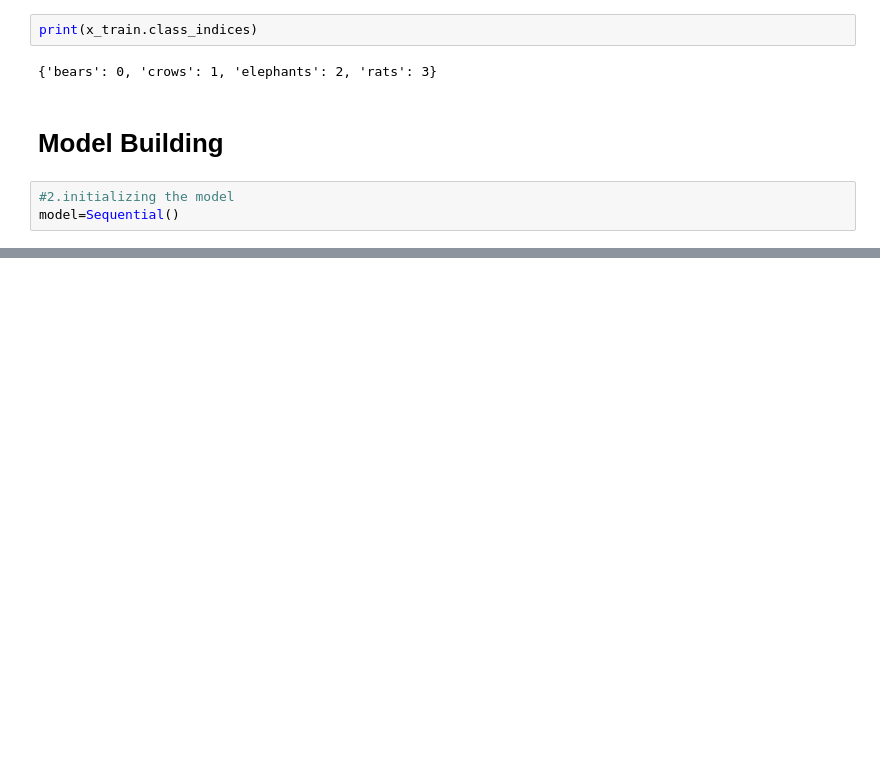
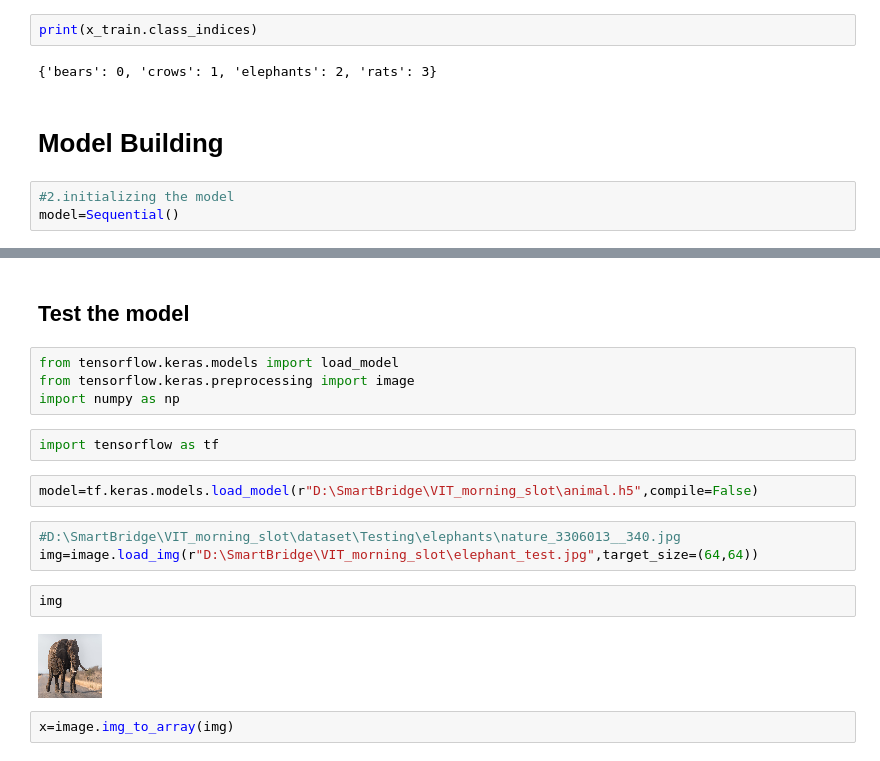
Before and after one commit to Sri-Tulasi/VIT_Morning_Slot, a Jupyter notebook: CNN.ipynb, the cells around one changed output, grey strips where cells are left out. Saved outputs shown, nothing was run; the diff lists cells and outputs as text; blank space fills up the shorter version.

```diff
--- a/CNN.ipynb
+++ b/CNN.ipynb
@@ -31,0 +112,19 @@ model=Sequential()
+# %% [markdown]
+## Test the model
+# %%
+from tensorflow.keras.models import load_model
+from tensorflow.keras.preprocessing import image
+import numpy as np
+# %%
+import tensorflow as tf
+# %%
+model=tf.keras.models.load_model(r"D:\SmartBridge\VIT_morning_slot\animal.h5",compile=False)
+# %%
+#D:\SmartBridge\VIT_morning_slot\dataset\Testing\elephants\nature_3306013__340.jpg
+img=image.load_img(r"D:\SmartBridge\VIT_morning_slot\elephant_test.jpg",target_size=(64,64))
+# %%
+img
+# %% [output]
+[figure, added]
+# %%
+x=image.img_to_array(img)
```
Also changed, not shown: parts of 21 cells of this notebook.
